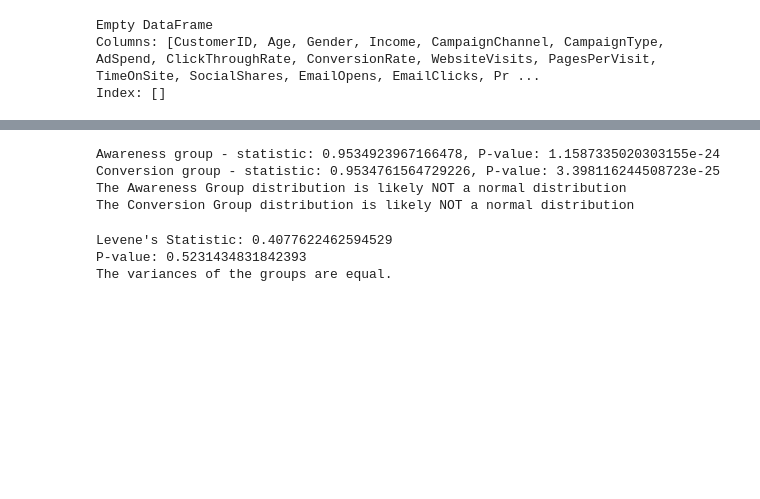
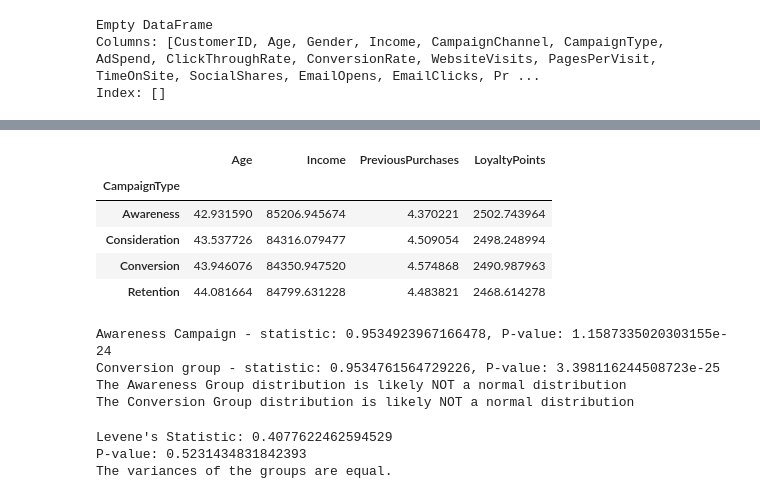
Before and after one commit to Luke-Palmer-Divers/Marketing-Campaign-Analysis-Customer-Segmentation, a Jupyter notebook: A:B Testing Marketing-1.ipynb, the cells around one changed output, grey strips where cells are left out. Cells and saved outputs as stored; diff of their text form; code cells hidden in the pictures; blank space fills up the shorter version.

```diff
--- a/A:B Testing Marketing-1.ipynb
+++ b/A:B Testing Marketing-1.ipynb
@@ -87,13 +133,29 @@ Conversion Campaign Mean: 0.10485920903741773
+# %%
+# Could other variables be confounding the results?
+df.groupby("CampaignType")[["Age", "Income", "PreviousPurchases", "LoyaltyPoints"]].mean()
+# %% [output]
+|  | Age | Income | PreviousPurchases | LoyaltyPoints |
+| CampaignType |  |  |  |  |
+| Awareness | 42.931590 | 85206.945674 | 4.370221 | 2502.743964 |
+| Consideration | 43.537726 | 84316.079477 | 4.509054 | 2498.248994 |
+| Conversion | 43.946076 | 84350.947520 | 4.574868 | 2490.987963 |
+| Retention | 44.081664 | 84799.631228 | 4.483821 | 2468.614278 |
 # %%
-# Find out is the distributions are normal.
+# The averages of the other variables are not significantly different from each other.
+# And we can see that there isn't a normal distribution from our histogram.
+# Let's prove that with a Shapiro-Wilk test.
 from scipy.stats import shapiro
 
-# Perform Shapiro-Wilk test on Awareness group
-awareness_stat, awareness_p = shapiro(awareness_group['ConversionRate'])
-print(f"Awareness group - statistic: {awareness_stat}, P-value: {awareness_p}")
+# Split campaigns
+awareness_campaign = filtered_df[filtered_df["CampaignType"] == "Awareness"]
+conversion_campaign = filtered_df[filtered_df["CampaignType"] == "Conversion"]
+
+# Perform Shapiro-Wilk test on Awareness Campaign
+awareness_stat, awareness_p = shapiro(awareness_campaign["ConversionRate"])
+print(f"Awareness Campaign - statistic: {awareness_stat}, P-value: {awareness_p}")
 
 # Perform Shapiro-Wilk test on Conversion group
-conversion_stat, conversion_p = shapiro(conversion_group['ConversionRate'])
+conversion_stat, conversion_p = shapiro(conversion_campaign["ConversionRate"])
 print(f"Conversion group - statistic: {conversion_stat}, P-value: {conversion_p}")
 
 # Interpret the results for Awareness group
@@ -108,7 +170,7 @@ if conversion_p > 0.05:
 else:
     print("The Conversion Group distribution is likely NOT a normal distribution")
 # %% [output]
-Awareness group - statistic: 0.9534923967166478, P-value: 1.1587335020303155e-24
+Awareness Campaign - statistic: 0.9534923967166478, P-value: 1.1587335020303155e-24
 Conversion group - statistic: 0.9534761564729226, P-value: 3.398116244508723e-25
 The Awareness Group distribution is likely NOT a normal distribution
 The Conversion Group distribution is likely NOT a normal distribution
```
Also changed, not shown: parts of 17 cells of this notebook.
